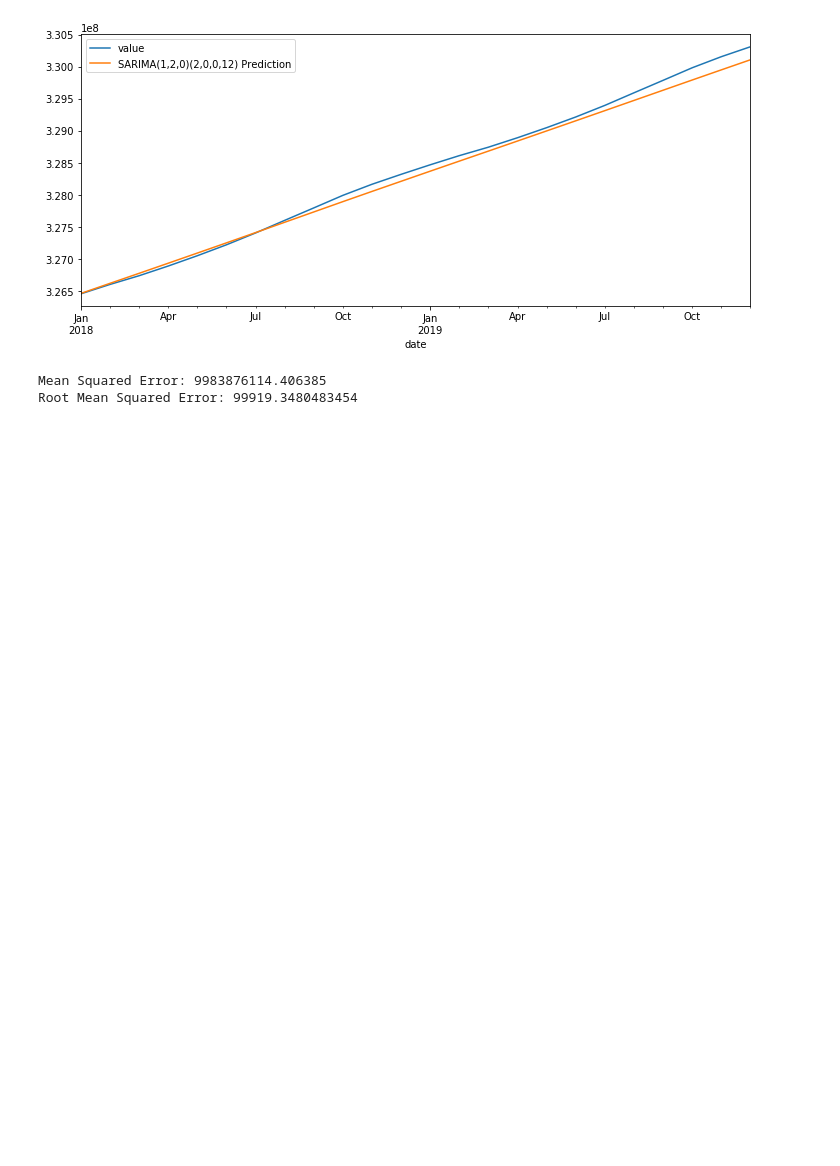
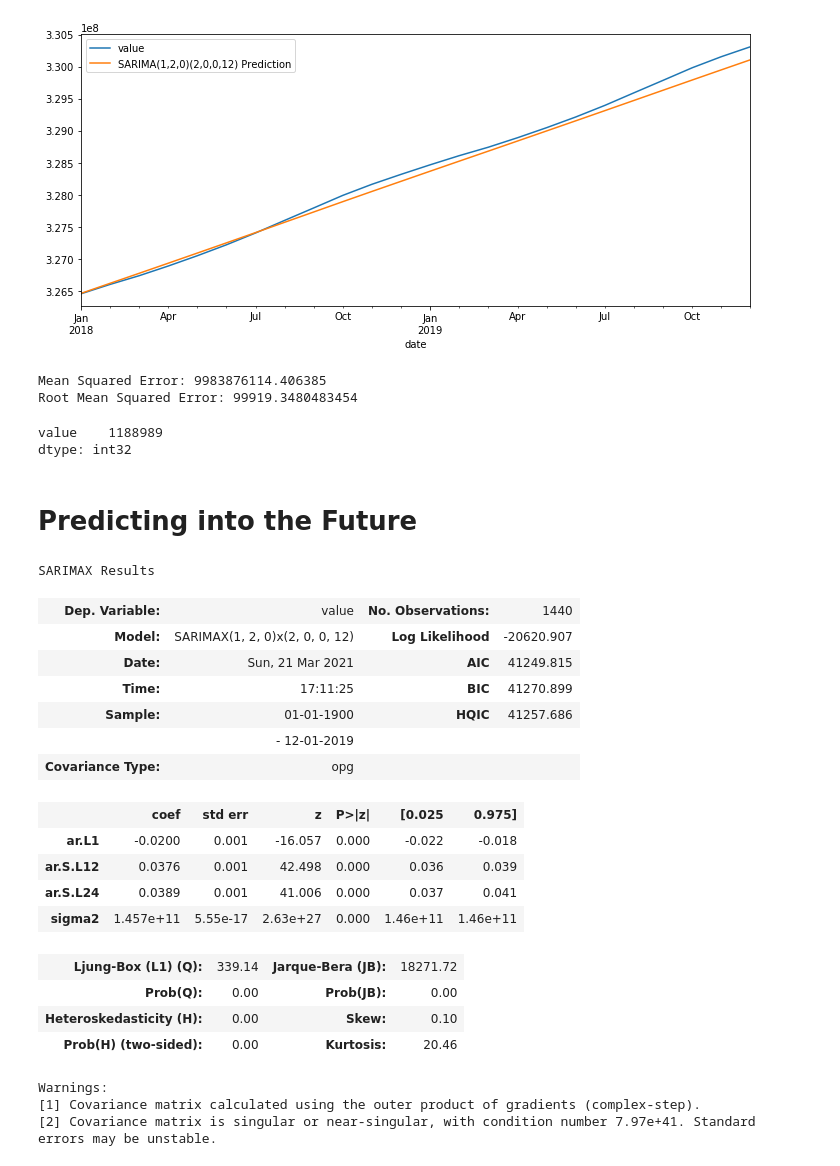
Before and after one commit to Lewis34cs/population_forecast, a Jupyter notebook: population_forecast.ipynb, the cells around one changed output. Saved outputs shown, nothing was run; the diff lists cells and outputs as text; code cells hidden in the pictures; blank space fills up the shorter version.

```diff
--- a/population_forecast.ipynb
+++ b/population_forecast.ipynb
@@ -253,3 +260,35 @@ print(f"Mean Squared Error: {mse}\nRoot Mean Squared Error: {root_mse}")
 # %% [output]
 Mean Squared Error: 9983876114.406385
 Root Mean Squared Error: 99919.3480483454
+# %%
+test.std().astype('int')
+# %% [output]
+value    1188989
+dtype: int32
+# %% [markdown]
+# Predicting into the Future
+# %%
+model = SARIMAX(pop_df['value'],order=(1,2,0), seasonal_order=(2,0,0,12))
+fit_model = model.fit()
+fit_model.summary()
+# %% [output]
+SARIMAX Results
+| Dep. Variable: | value | No. Observations: | 1440 |
+| Model: | SARIMAX(1, 2, 0)x(2, 0, 0, 12) | Log Likelihood | -20620.907 |
+| Date: | Sun, 21 Mar 2021 | AIC | 41249.815 |
+| Time: | 17:11:25 | BIC | 41270.899 |
+| Sample: | 01-01-1900 | HQIC | 41257.686 |
+|  | - 12-01-2019 |  |  |
+| Covariance Type: | opg |  |  |
+|  | coef | std err | z | P>|z| | [0.025 | 0.975] |
+| ar.L1 | -0.0200 | 0.001 | -16.057 | 0.000 | -0.022 | -0.018 |
+| ar.S.L12 | 0.0376 | 0.001 | 42.498 | 0.000 | 0.036 | 0.039 |
+| ar.S.L24 | 0.0389 | 0.001 | 41.006 | 0.000 | 0.037 | 0.041 |
+| sigma2 | 1.457e+11 | 5.55e-17 | 2.63e+27 | 0.000 | 1.46e+11 | 1.46e+11 |
+| Ljung-Box (L1) (Q): | 339.14 | Jarque-Bera (JB): | 18271.72 |
+| Prob(Q): | 0.00 | Prob(JB): | 0.00 |
+| Heteroskedasticity (H): | 0.00 | Skew: | 0.10 |
+| Prob(H) (two-sided): | 0.00 | Kurtosis: | 20.46 |
+Warnings:
+[1] Covariance matrix calculated using the outer product of gradients (complex-step).
+[2] Covariance matrix is singular or near-singular, with condition number 7.97e+41. Standard errors may be unstable.
```
Also changed, not shown: parts of 7 cells of this notebook.
